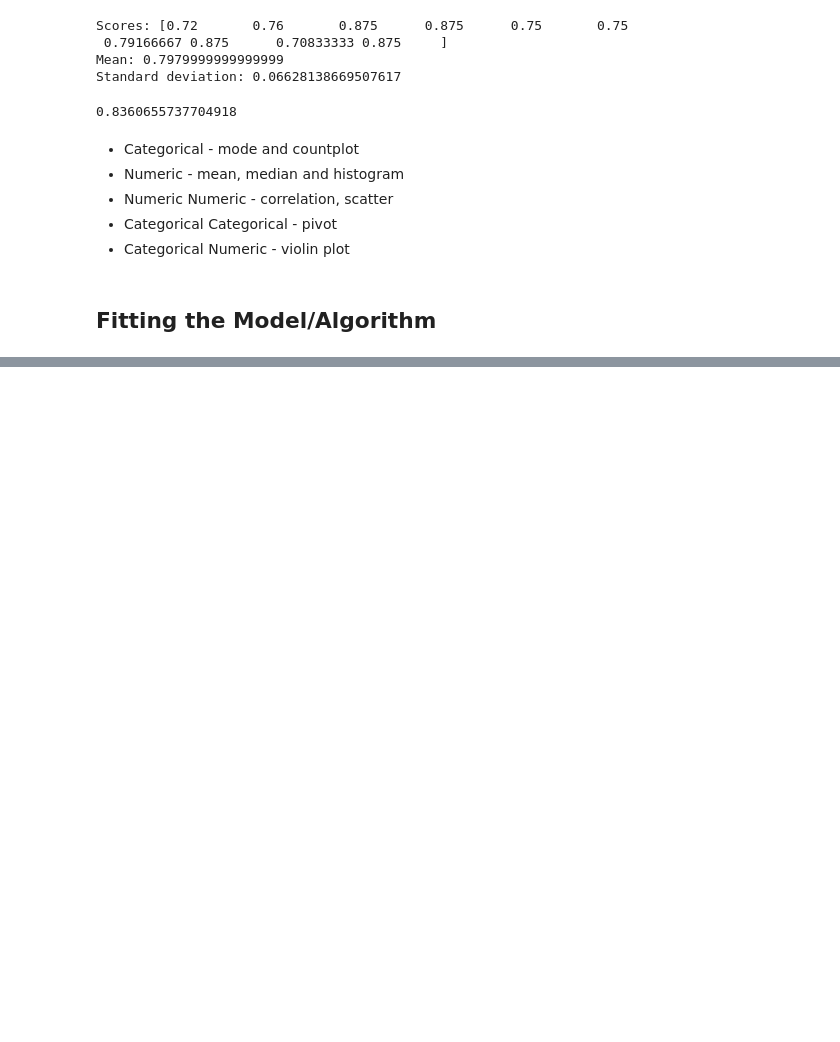
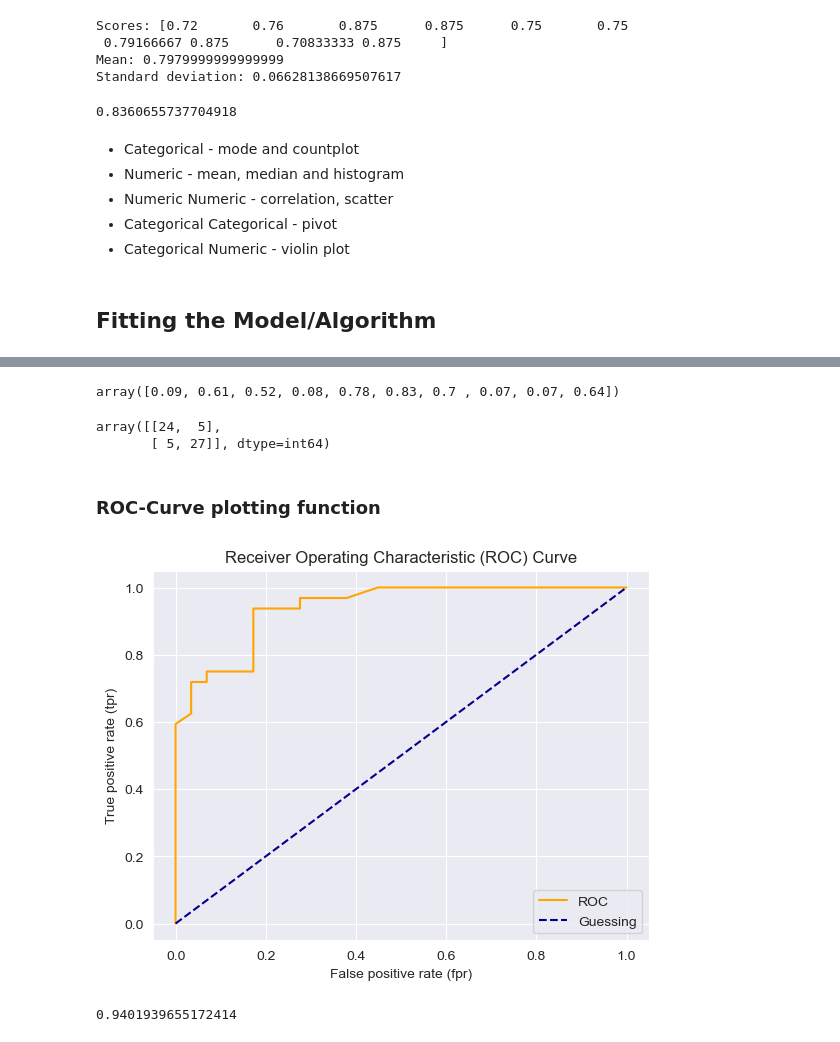
Before and after one commit to SOkwharobo/ml-journey, a Jupyter notebook: 1/scikit_learn_.ipynb, the cells around one changed output, grey strips where cells are left out. Drawn from its saved outputs; the diff is of its cells as text; code cells hidden in the pictures; blank space fills up the shorter version.

```diff
--- a/1/scikit_learn_.ipynb
+++ b/1/scikit_learn_.ipynb
@@ -752,13 +766,17 @@ Name: target, dtype: float64
 from sklearn.svm import LinearSVC
 from sklearn.preprocessing import StandardScaler
 from sklearn.pipeline import Pipeline
+
 ht_X = ht_train_data.drop("target", axis=1)
-ht_y = ht_train_data['target']
+ht_y = ht_train_data["target"]
 
 
-pipe = Pipeline([
-    ("scaler", StandardScaler()),("lin_svc",LinearSVC(random_state=42,max_iter=5000) )
-])
+pipe = Pipeline(
+    [
+        ("scaler", StandardScaler()),
+        ("lin_svc", LinearSVC(random_state=42, max_iter=5000)),
+    ]
+)
 
 pipe.fit(ht_X, ht_y)
 
@@ -825,0 +886,3 @@ rand_class_model.score(ht_test_X, ht_test_y)
+# %%
+y_probs = rand_class_model.predict_proba(ht_test_X)
+ht_y_predicted = rand_class_model.predict(ht_test_X)
@@ -825,0 +902,45 @@ rand_class_model.score(ht_test_X, ht_test_y)
+# %%
+y_probs_positive = y_probs[:, 1]
+y_probs_positive[:10]
+# %% [output]
+array([0.09, 0.61, 0.52, 0.08, 0.78, 0.83, 0.7 , 0.07, 0.07, 0.64])
+# %%
+from sklearn.metrics import confusion_matrix, roc_auc_score, roc_curve
+
+fpr, tpr, thresholds = roc_curve(ht_test_y, y_probs_positive)
+# %%
+confusion_matrix(ht_test_y, ht_y_predicted)
+# %% [output]
+array([[24,  5],
+       [ 5, 27]], dtype=int64)
+# %% [markdown]
+### ROC-Curve plotting function
+# %%
+import matplotlib.pyplot as plt
+
+
+def plot_roc_curve(fpr, tpr):
+    """
+    Plot ROC curve given the fpr and tpr
+    """
+    plt.plot(fpr, tpr, color="orange", label="ROC")
+
+    # plot line with no predictive power
+    plt.plot([0, 1], [0, 1], color="darkblue", linestyle="--", label="Guessing")
+
+    plt.xlabel("False positive rate (fpr)")
+    plt.ylabel("True positive rate (tpr)")
+    plt.title("Receiver Operating Characteristic (ROC) Curve")
+    plt.legend()
+    plt.show()
+
+
+plot_roc_curve(fpr, tpr)
+# %% [output]
+[figure, added]
+# %%
+# calculate auc score
+
+roc_auc_score(ht_test_y, y_probs_positive)
+# %% [output]
+0.9401939655172414
```
Also changed, not shown: parts of 111 cells of this notebook, 4 other files.
